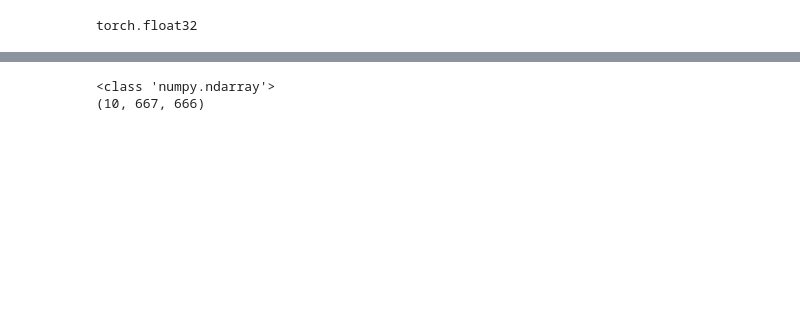
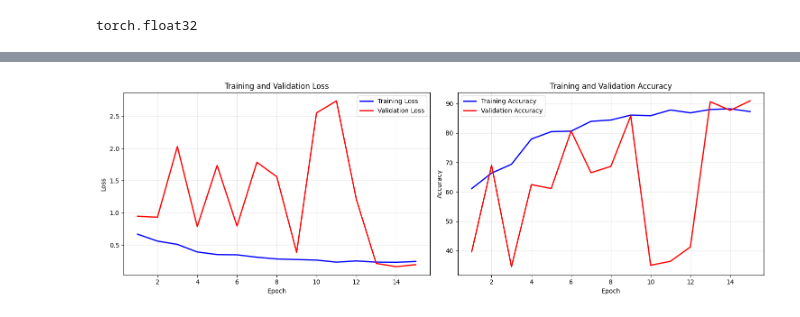
Before and after one commit to adrianmanta02/UHI-Model, a Jupyter notebook: uhi2.ipynb, the cells around one changed output, grey strips where cells are left out. Drawn from its saved outputs; the diff is of its cells as text; code cells hidden in the pictures; blank space fills up the shorter version.

```diff
--- a/uhi2.ipynb
+++ b/uhi2.ipynb
@@ -327,7 +347,7 @@ class UHIAugumentation:
             # perform random rotation
             k = np.random.choice([1,2,3]) # 1 -> 90, 2 -> 180, 3 -> 270
             feature_patch = np.rot90(feature_patch, k, axes = (1,2)) # feature patch has shape (C, H, W) -> modify the H and W placement
-            label_patch = np.rot90(label_patch, k, axes = (0, 1)) # label is only 2-dimensional
+            label_patch = np.rot90(label_patch, k) # label is only 2-dimensional
 
         if np.random.random() < self.probability:
             # perform random flip
@@ -335,7 +355,7 @@ class UHIAugumentation:
                 feature_patch = np.flip(feature_patch, axis = 1)
                 label_patch = np.flip(label_patch, axis = 0)
             else:
-                feature_patch = np.flip(feature_patch, axis = 0)
+                feature_patch = np.flip(feature_patch, axis = 2)
                 label_patch = np.flip(label_patch, axis = 1)
 
         return feature_patch, label_patch
@@ -365,8 +385,8 @@ Final dataset size: 1932 patches
 # convert numpy arrays into torch tensors
 
 import torch
-final_features = torch.from_numpy(final_features).type(torch.float32)
-final_labels = torch.from_numpy(final_labels).type(torch.float32)
+final_features = torch.from_numpy(final_features).float()
+final_labels = torch.from_numpy(final_labels).long()
 print(type(final_features)) # -> torch.Tensor.
 print(f"Shape of features: {final_features.shape}")
 # %% [output]
@@ -547,9 +568,9 @@ class SpatialAttention(nn.Module):
         return x * att_weights
 # %%
 # create an instance of the model
-model_0 = UHINet(input_shape = 13,
-                  output_shape = 3,
-                  hidden_units = 32)
+model_0 = UHINet(input_shape = final_features.shape[1],
+                 output_shape = 3,
+                 hidden_units = 32)
 
 # do a forward pass with some random data
 dummy_tensor = torch.rand([1,13,64,64])
@@ -743,13 +958,27 @@ Test loss: 0.56633 | Test accuracy: 82.45%
-# %%
-import rasterio
-import numpy as np
-
-# read a tiff image
-with rasterio.open("assets/features_20250611.tif") as src:
-    full_image = src.read()  # shape: (bands, height, width)
-
-print(type(full_image))
-print(full_image.shape) # -> (num_image, height, width)
-# %% [output]
-<class 'numpy.ndarray'>
-(10, 667, 666)
+# %%
+# plot both accuracy and loss
+
+fig, (ax1, ax2) = plt.subplots(1, 2, figsize = (15,5))
+
+# plot losses
+ax1.plot(range(1, epochs + 1), trainLosses, 'b-', label='Training Loss', linewidth=2)
+ax1.plot(range(1, epochs + 1), validationLosses, 'r-', label='Validation Loss', linewidth=2)
+ax1.set_xlabel('Epoch')
+ax1.set_ylabel('Loss')
+ax1.set_title('Training and Validation Loss')
+ax1.legend()
+ax1.grid(True, alpha=0.3)
+
+# plot accuracies
+ax2.plot(range(1, epochs + 1), trainAccuracies, 'b-', label='Training Accuracy', linewidth=2)
+ax2.plot(range(1, epochs + 1), validationAccuracies, 'r-', label='Validation Accuracy', linewidth=2)
+ax2.set_xlabel('Epoch')
+ax2.set_ylabel('Accuracy')
+ax2.set_title('Training and Validation Accuracy')
+ax2.legend()
+ax2.grid(True, alpha=0.3)
+
+plt.tight_layout()
+plt.show()
+# %% [output]
+[figure, added]
```
Also changed, not shown: parts of 25 cells of this notebook.
